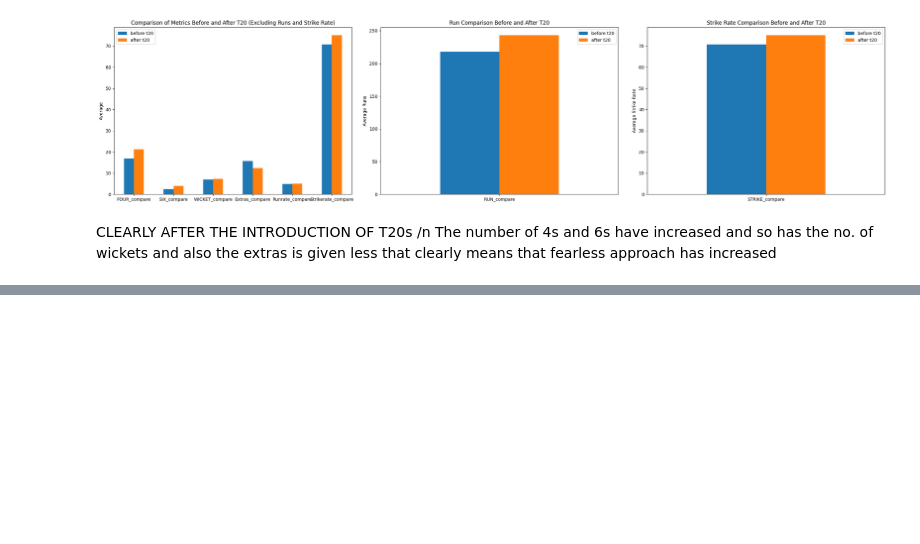
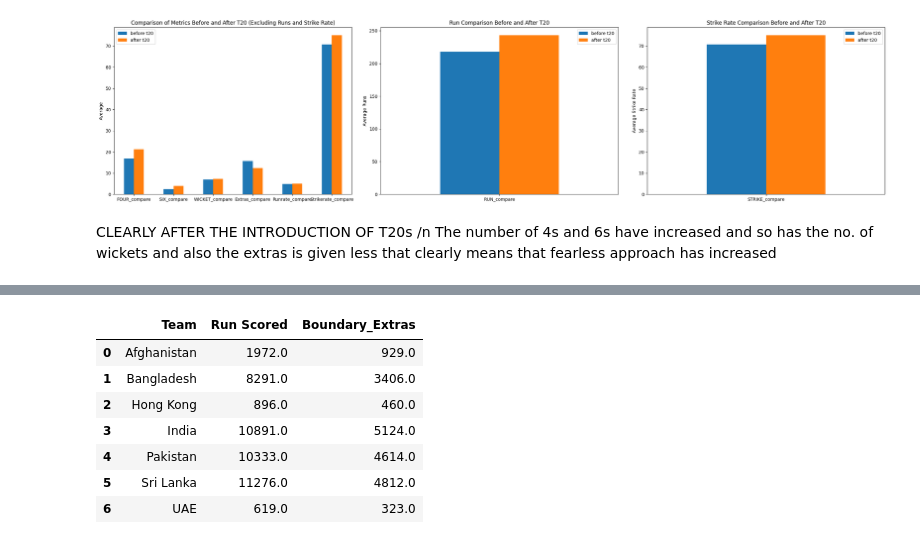
Before and after one commit to ask-elad/Asiacup_analyzed, a Jupyter notebook: asiacup.ipynb, the cells around one changed output, grey strips where cells are left out. Cells and saved outputs as stored; diff of their text form; code cells hidden in the pictures; blank space fills up the shorter version.

```diff
--- a/asiacup.ipynb
+++ b/asiacup.ipynb
@@ -325,0 +357,11 @@ and also the extras is given less that clearly means that fearless approach has
+# %%
+team_stats
+# %% [output]
+|  | Team | Run Scored | Boundary_Extras |
+| 0 | Afghanistan | 1972.0 | 929.0 |
+| 1 | Bangladesh | 8291.0 | 3406.0 |
+| 2 | Hong Kong | 896.0 | 460.0 |
+| 3 | India | 10891.0 | 5124.0 |
+| 4 | Pakistan | 10333.0 | 4614.0 |
+| 5 | Sri Lanka | 11276.0 | 4812.0 |
+| 6 | UAE | 619.0 | 323.0 |
```
Also changed, not shown: parts of 2 cells of this notebook, 1 other file.
